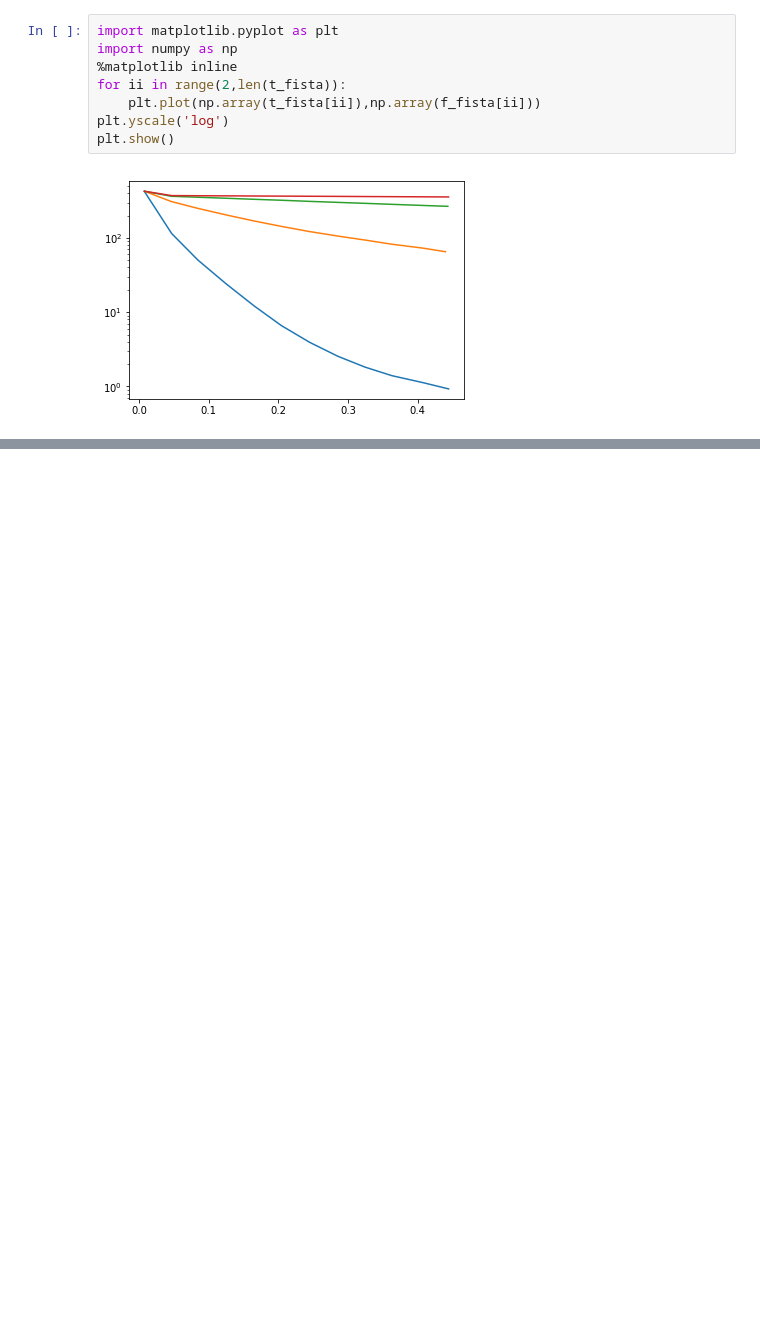
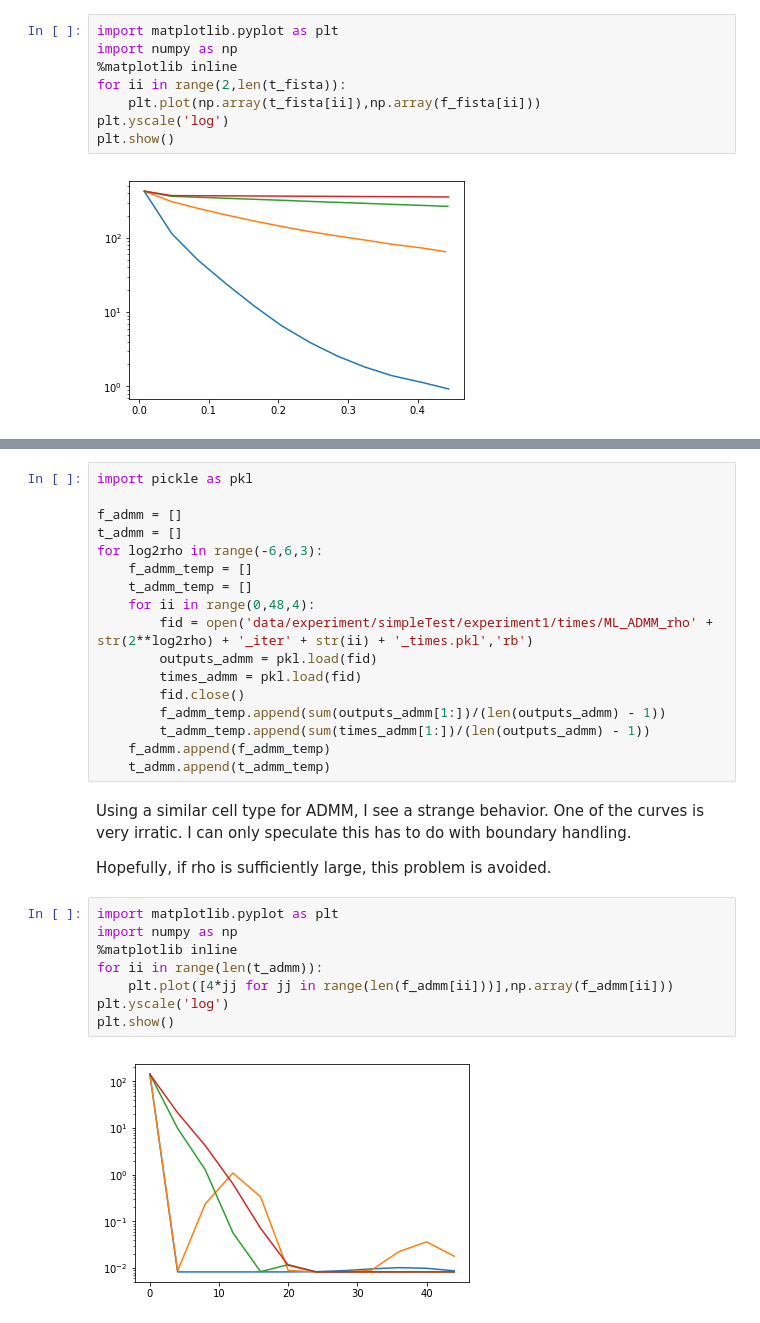
Before and after one commit to lrr0001/ML-onlineCDL-LRU, a Jupyter notebook: CSC_compare_FISTA_and_ADMM.ipynb, the cells around one changed output, grey strips where cells are left out. Drawn from its saved outputs; the diff is of its cells as text; blank space fills up the shorter version.

```diff
--- a/CSC_compare_FISTA_and_ADMM.ipynb
+++ b/CSC_compare_FISTA_and_ADMM.ipynb
@@ -60,0 +152,31 @@ plt.show()
+# %%
+import pickle as pkl
+
+f_admm = []
+t_admm = []
+for log2rho in range(-6,6,3):
+    f_admm_temp = []
+    t_admm_temp = []
+    for ii in range(0,48,4):
+        fid = open('data/experiment/simpleTest/experiment1/times/ML_ADMM_rho' + str(2**log2rho) + '_iter' + str(ii) + '_times.pkl','rb')
+        outputs_admm = pkl.load(fid)
+        times_admm = pkl.load(fid)
+        fid.close()
+        f_admm_temp.append(sum(outputs_admm[1:])/(len(outputs_admm) - 1))
+        t_admm_temp.append(sum(times_admm[1:])/(len(outputs_admm) - 1))
+    f_admm.append(f_admm_temp)
+    t_admm.append(t_admm_temp)
+# %% [markdown]
+Using a similar cell type for ADMM, I see a strange behavior.  One of the curves is very irratic. I can only speculate this has to do with boundary handling.
+
+Hopefully, if rho is sufficiently large, this problem is avoided.
+# %%
+import matplotlib.pyplot as plt
+import numpy as np
+%matplotlib inline
+for ii in range(len(t_admm)):
+    plt.plot([4*jj for jj in range(len(f_admm[ii]))],np.array(f_admm[ii]))
+plt.yscale('log')
+plt.show()
+# %% [output]
+[figure, added]
```
Also changed, not shown: parts of 12 cells of this notebook, 7 other files.
